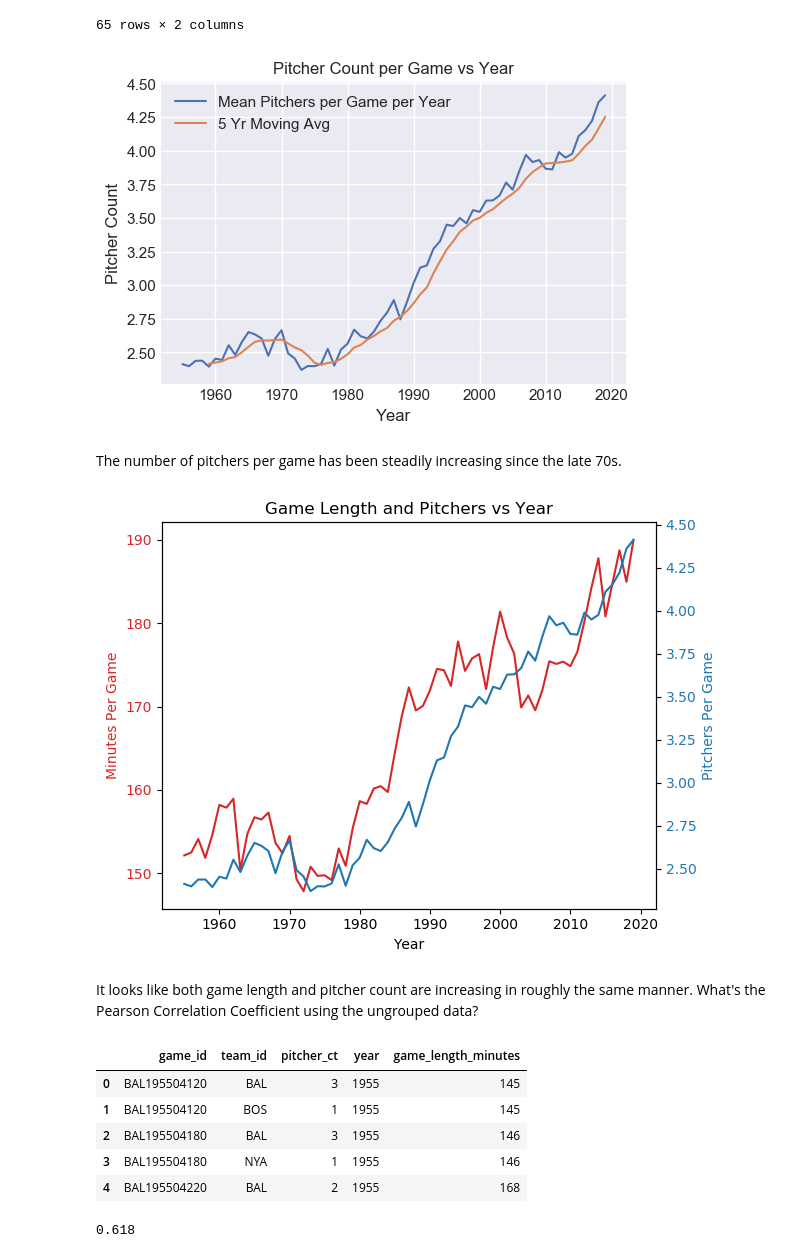
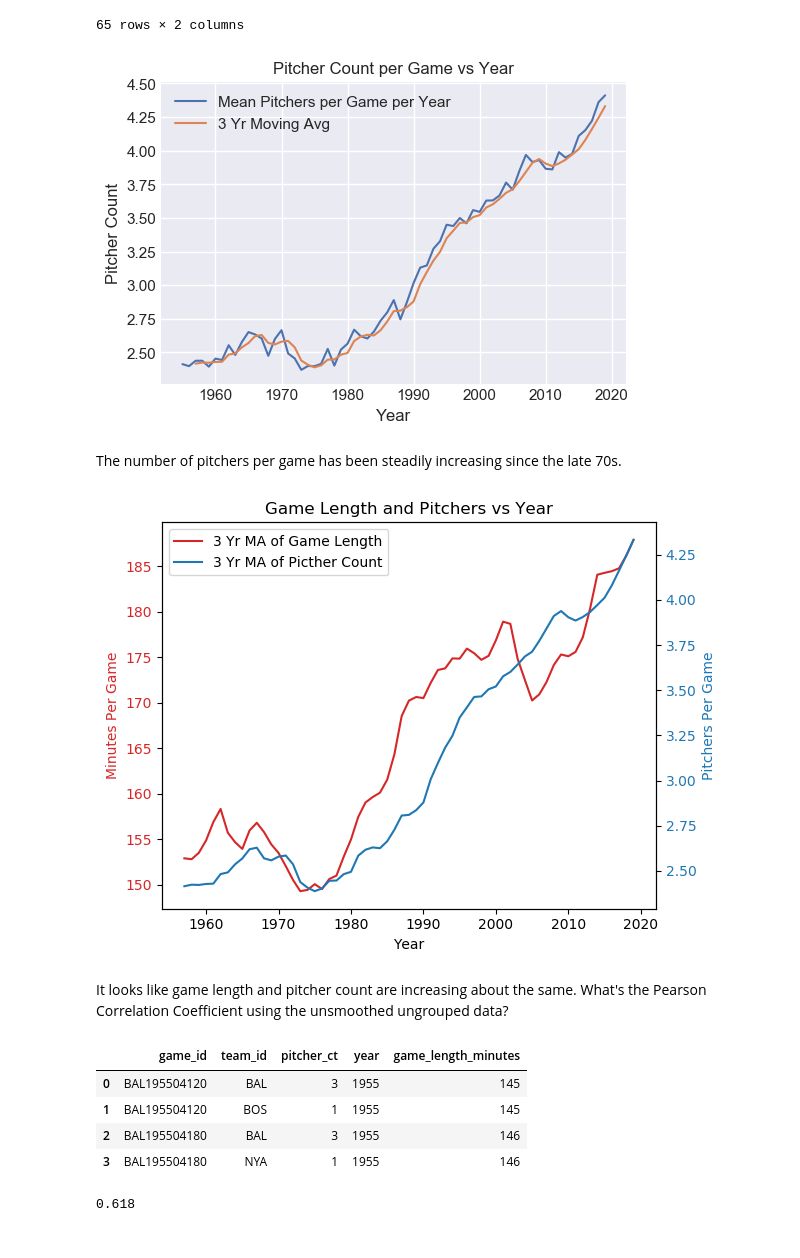
Before and after one commit to sdiehl28/baseball-analytics, a Jupyter notebook: baseball_jupyter_nb/01_Introduction.ipynb, the cells around one changed output. Drawn from its saved outputs; the diff is of its cells as text; code cells hidden in the pictures.

```diff
--- a/baseball_jupyter_nb/01_Introduction.ipynb
+++ b/baseball_jupyter_nb/01_Introduction.ipynb
@@ -118,7 +118,7 @@ ax.set_ylabel('Game Length in Minutes')
 ax.set_title('Game Length vs Year')
 
 ax.plot('year', 'game_length_minutes', data = minutes_per_game, label='Mean Length per Year')
-df_smoothed = minutes_per_game.set_index('year').rolling(5).mean().reset_index()
-ax.plot('year', 'game_length_minutes', data=df_smoothed, label='5 Yr Moving Avg')
+df_smoothed = minutes_per_game.set_index('year').rolling(3).mean().reset_index()
+ax.plot('year', 'game_length_minutes', data=df_smoothed, label='3 Yr Moving Avg')
 ax.legend();
 # %% [output]
@@ -156,58 +156,66 @@ ax.set_xlabel('Year')
 ax.set_ylabel('Pitcher Count')
 
 ax.plot('year', 'pitcher_ct', data=pitcher_ct_mean, label='Mean Pitchers per Game per Year')
-df_smoothed2 = pitcher_ct_mean.set_index('year').rolling(5).mean().reset_index()
-ax.plot('year', 'pitcher_ct', data=df_smoothed2, label='5 Yr Moving Avg')
+df_smoothed2 = pitcher_ct_mean.set_index('year').rolling(3).mean().reset_index()
+ax.plot('year', 'pitcher_ct', data=df_smoothed2, label='3 Yr Moving Avg')
 ax.legend();
 # %% [output]
-[figure, old version]
+[figure, new version]
 # %% [markdown]
 The number of pitchers per game has been steadily increasing since the late 70s.
 # %%
 # show game length and pitcher count on same plot
-# x = df_smoothed['year']
-# y1 = df_smoothed['game_length_minutes']
-# y2 = df_smoothed2['pitcher_ct']
 
-x = minutes_per_game['year']
-y1 = minutes_per_game['game_length_minutes']
-y2 = pitcher_ct_mean['pitcher_ct']
+df_smoothed = minutes_per_game.set_index('year').rolling(3).mean().reset_index()
+df_smoothed2 = pitcher_ct_mean.set_index('year').rolling(3).mean().reset_index()
+
+x = df_smoothed['year']
+y1 = df_smoothed['game_length_minutes']
+y2 = df_smoothed2['pitcher_ct']
+
+# x = minutes_per_game['year']
+# y1 = minutes_per_game['game_length_minutes']
+# y2 = pitcher_ct_mean['pitcher_ct']
 
 plt.style.use('default')
 
 fig, ax1 = plt.subplots()
 ax1.set_title('Game Length and Pitchers vs Year')
 ax1.set_xlabel('Year')
 
 color = 'tab:red'
 ax1.set_ylabel('Minutes Per Game', color=color)
-ax1.plot(x, y1, color=color)
+lns1 = ax1.plot(x, y1, label='3 Yr MA of Game Length', color=color)
 ax1.tick_params(axis='y', labelcolor=color)
 
 ax2 = ax1.twinx()  # instantiate a second axes that shares the same x-axis
 
 color = 'tab:blue'
 ax2.set_ylabel('Pitchers Per Game', color=color)
-ax2.plot(x, y2, color=color)
+lns2 = ax2.plot(x, y2, label='3 Yr MA of Picther Count', color=color)
 ax2.tick_params(axis='y', labelcolor=color)
 
+lns = lns1 + lns2
+labs = [l.get_label() for l in lns]
+ax1.legend(lns, labs, loc=0)
+
 fig.tight_layout()
 # %% [output]
-[figure, old version]
+[figure, new version]
 # %% [markdown]
-It looks like both game length and pitcher count are increasing in roughly the same manner.
-What's the Pearson Correlation Coefficient using the ungrouped data?
+It looks like game length and pitcher count are increasing about the same.
+What's the Pearson Correlation Coefficient using the unsmoothed ungrouped data?
 # %%
+# create a df with both pitcher_ct and game_length_minutes
 df = pd.merge(team_game[['game_id', 'team_id', 'pitcher_ct']], game[['game_id', 'year', 'game_length_minutes']],
               left_on='game_id', right_on='game_id', how='inner')
-df.head()
+df.head(4)
 # %% [output]
 |  | game_id | team_id | pitcher_ct | year | game_length_minutes |
 | 0 | BAL195504120 | BAL | 3 | 1955 | 145 |
 | 1 | BAL195504120 | BOS | 1 | 1955 | 145 |
 | 2 | BAL195504180 | BAL | 3 | 1955 | 146 |
 | 3 | BAL195504180 | NYA | 1 | 1955 | 146 |
-| 4 | BAL195504220 | BAL | 2 | 1955 | 168 |
 # %%
 df['pitcher_ct'].corr(df['game_length_minutes']).round(3)
 # %% [output]
```
Also changed, not shown: parts of 3 cells of this notebook.
